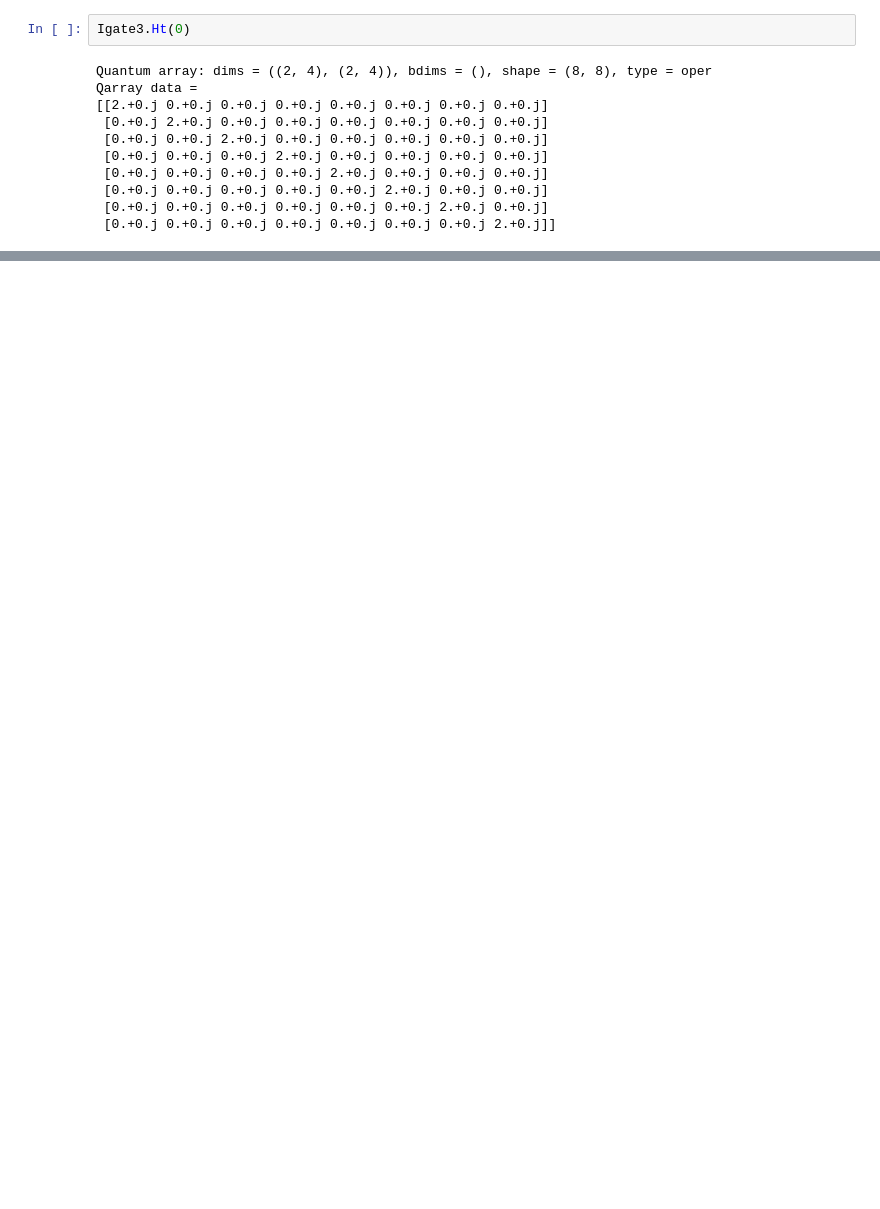
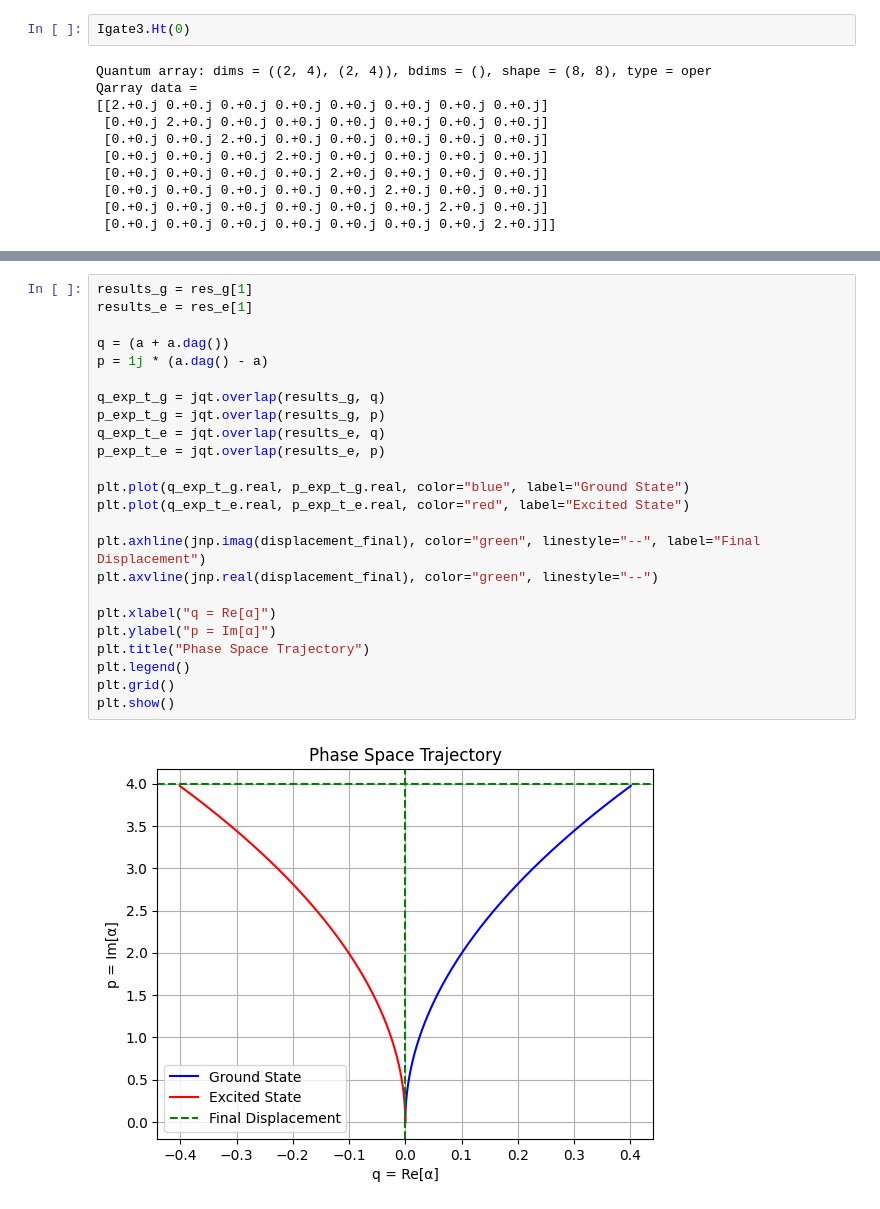
Before and after one commit to EQuS/jaxquantum, a Jupyter notebook: experiments/circuit/1-demo.ipynb, the cells around one changed output, grey strips where cells are left out. Cells and saved outputs as stored; diff of their text form; blank space fills up the shorter version.

```diff
--- a/experiments/circuit/1-demo.ipynb
+++ b/experiments/circuit/1-demo.ipynb
@@ -366,0 +412,26 @@ Qarray data =
+# %%
+results_g = res_g[1]
+results_e = res_e[1]
+
+q = (a + a.dag())
+p = 1j * (a.dag() - a)
+
+q_exp_t_g = jqt.overlap(results_g, q)
+p_exp_t_g = jqt.overlap(results_g, p)
+q_exp_t_e = jqt.overlap(results_e, q)
+p_exp_t_e = jqt.overlap(results_e, p)
+
+plt.plot(q_exp_t_g.real, p_exp_t_g.real, color="blue", label="Ground State")
+plt.plot(q_exp_t_e.real, p_exp_t_e.real, color="red", label="Excited State")
+
+plt.axhline(jnp.imag(displacement_final), color="green", linestyle="--", label="Final Displacement")
+plt.axvline(jnp.real(displacement_final), color="green", linestyle="--")
+
+plt.xlabel("q = Re[α]")
+plt.ylabel("p = Im[α]")
+plt.title("Phase Space Trajectory")
+plt.legend()
+plt.grid()
+plt.show()
+# %% [output]
+[figure, added]
```
Also changed, not shown: parts of 3 cells of this notebook, 3 other files.
